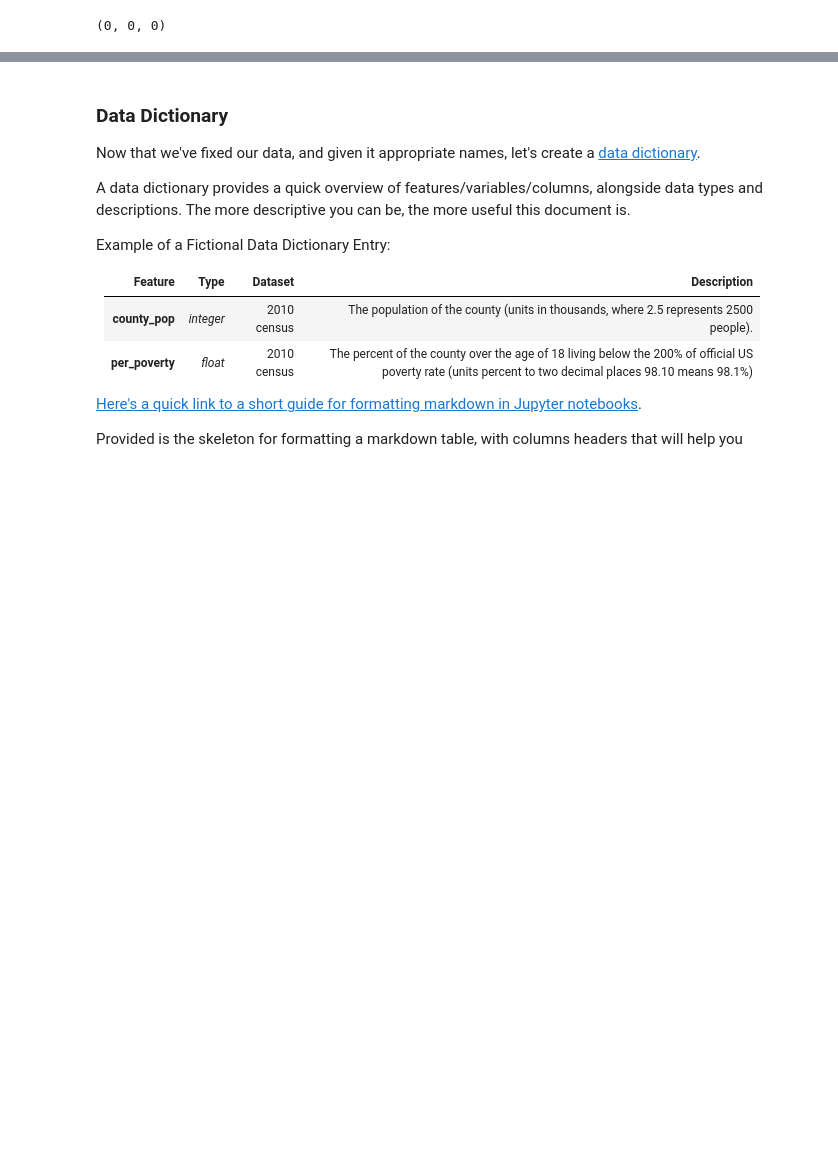
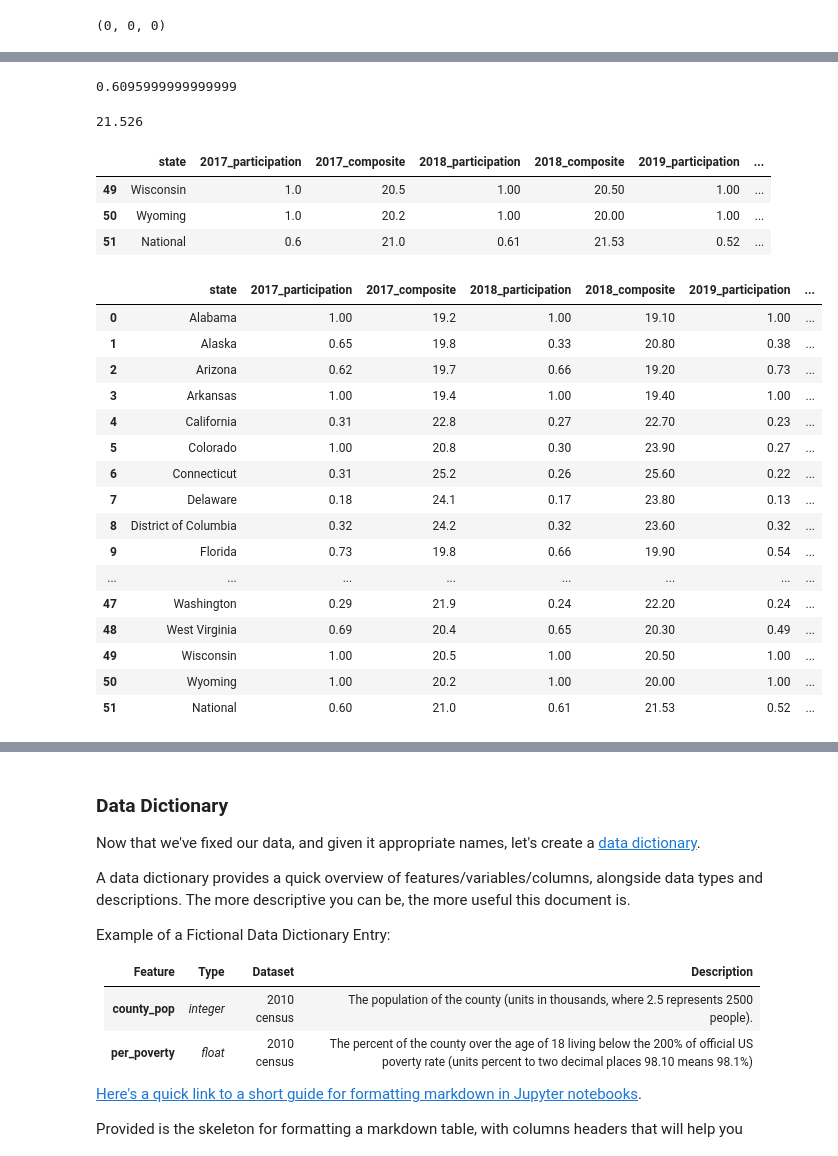
Before and after one commit to argishtiovsepyan/Standardized_Test_Analysis, a Jupyter notebook: code/starter-code.ipynb, the cells around one changed output, grey strips where cells are left out. Drawn from its saved outputs; the diff is of its cells as text; code cells hidden in the pictures; blank space fills up the shorter version.

Commit message:
Finished data cleaning and stuff

```diff
--- a/code/starter-code.ipynb
+++ b/code/starter-code.ipynb
@@ -356,0 +319,24 @@ df_act_2019
+# %%
+df_act.loc[51, '2018_participation'] = '0%'
+# %%
+df_act['2017_participation'] = df_act['2017_participation'].apply(clean_data)
+df_act['2018_participation'] = df_act['2018_participation'].apply(clean_data)
+df_act['2019_participation'] = df_act['2019_participation'].apply(clean_data)
+# %%
+mean_machine(df_act['2018_participation'][0:50])
+# %% [output]
+0.6095999999999999
+# %%
+df_act.loc[51, '2018_participation'] = 0.61
+# %%
+mean_machine(df_act['2018_composite'][0:50])
+# %% [output]
+21.526
+# %%
+df_act.loc[51, '2018_composite'] = 21.53
+df_act.tail(3)
+# %% [output]
+|  | state | 2017_participation | 2017_composite | 2018_participation | 2018_composite | 2019_participation | ... |
+| 49 | Wisconsin | 1.0 | 20.5 | 1.00 | 20.50 | 1.00 | ... |
+| 50 | Wyoming | 1.0 | 20.2 | 1.00 | 20.00 | 1.00 | ... |
+| 51 | National | 0.6 | 21.0 | 0.61 | 21.53 | 0.52 | ... |
@@ -356,0 +345,20 @@ df_act_2019
+# %%
+df_act
+# %% [output]
+|  | state | 2017_participation | 2017_composite | 2018_participation | 2018_composite | 2019_participation | ... |
+| 0 | Alabama | 1.00 | 19.2 | 1.00 | 19.10 | 1.00 | ... |
+| 1 | Alaska | 0.65 | 19.8 | 0.33 | 20.80 | 0.38 | ... |
+| 2 | Arizona | 0.62 | 19.7 | 0.66 | 19.20 | 0.73 | ... |
+| 3 | Arkansas | 1.00 | 19.4 | 1.00 | 19.40 | 1.00 | ... |
+| 4 | California | 0.31 | 22.8 | 0.27 | 22.70 | 0.23 | ... |
+| 5 | Colorado | 1.00 | 20.8 | 0.30 | 23.90 | 0.27 | ... |
+| 6 | Connecticut | 0.31 | 25.2 | 0.26 | 25.60 | 0.22 | ... |
+| 7 | Delaware | 0.18 | 24.1 | 0.17 | 23.80 | 0.13 | ... |
+| 8 | District of Columbia | 0.32 | 24.2 | 0.32 | 23.60 | 0.32 | ... |
+| 9 | Florida | 0.73 | 19.8 | 0.66 | 19.90 | 0.54 | ... |
+| ... | ... | ... | ... | ... | ... | ... | ... |
+| 47 | Washington | 0.29 | 21.9 | 0.24 | 22.20 | 0.24 | ... |
+| 48 | West Virginia | 0.69 | 20.4 | 0.65 | 20.30 | 0.49 | ... |
+| 49 | Wisconsin | 1.00 | 20.5 | 1.00 | 20.50 | 1.00 | ... |
+| 50 | Wyoming | 1.00 | 20.2 | 1.00 | 20.00 | 1.00 | ... |
+| 51 | National | 0.60 | 21.0 | 0.61 | 21.53 | 0.52 | ... |
```
Also changed, not shown: parts of 28 cells of this notebook, 2 other files.
